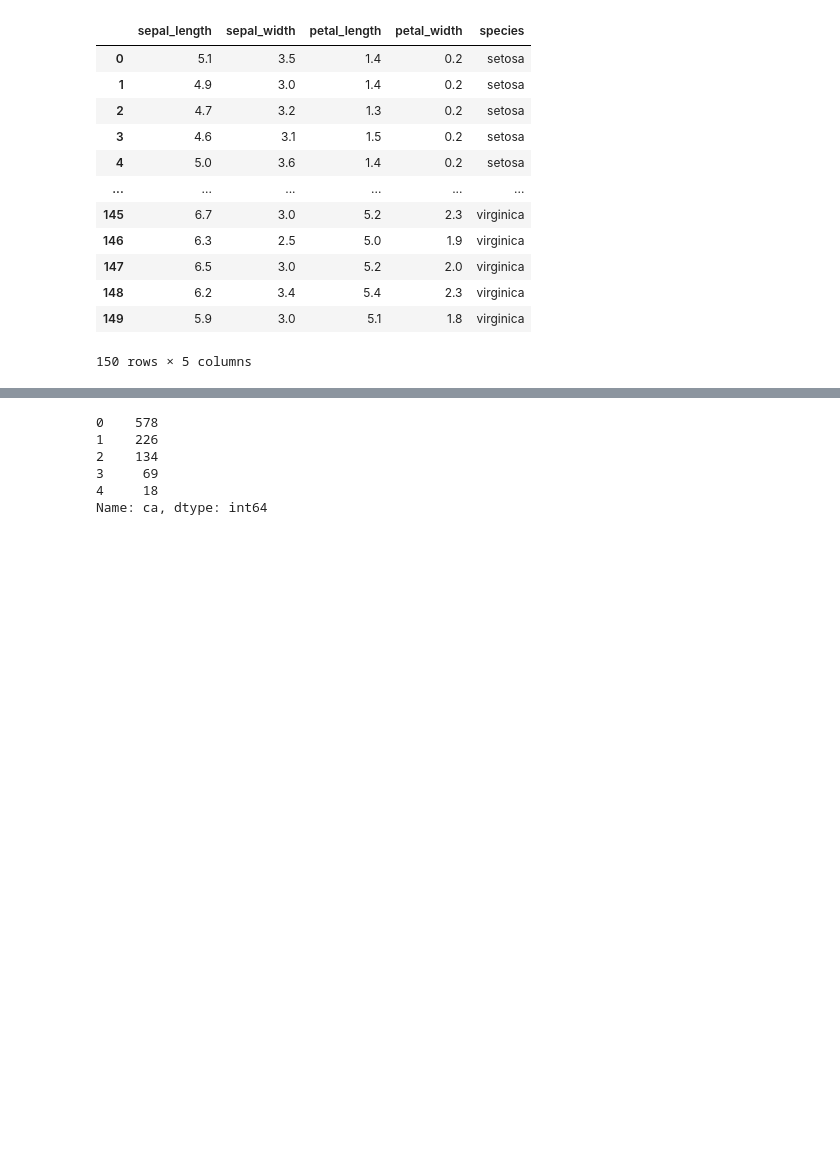
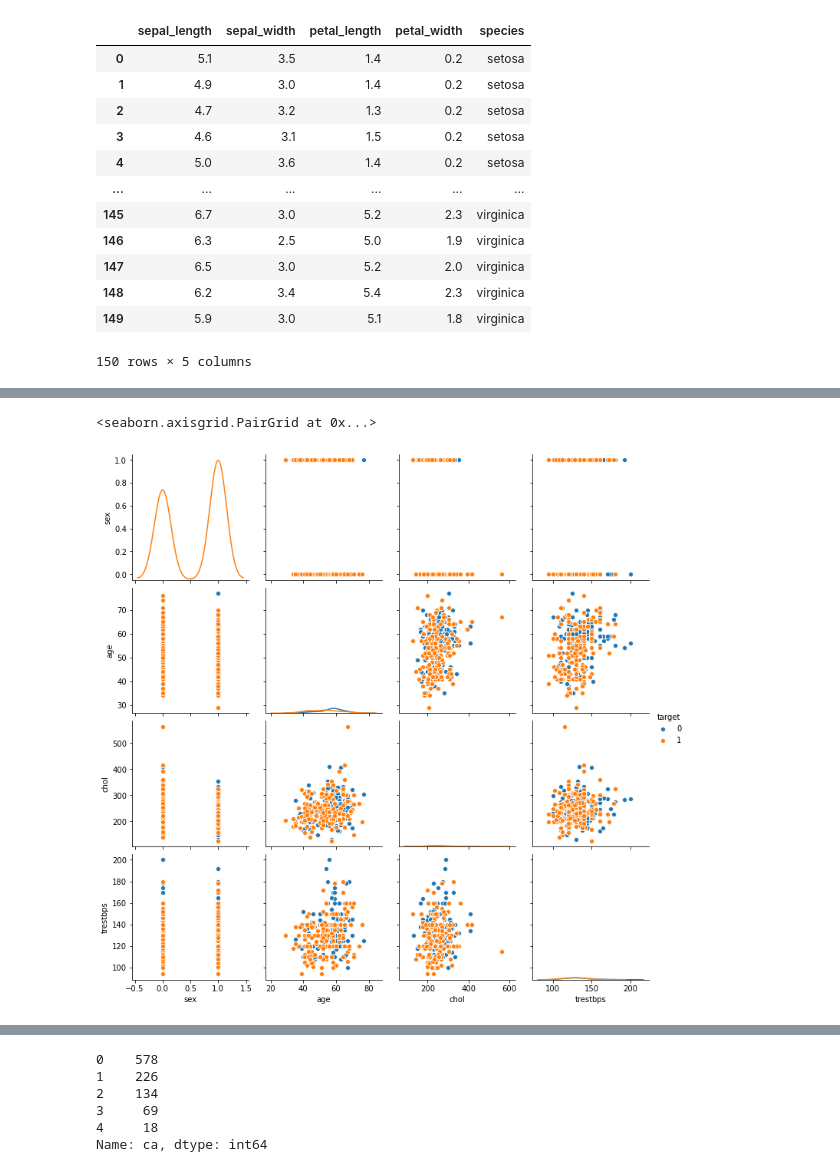
Before and after one commit to cristina0000/A_random_after_midnight_project, a Jupyter notebook: HeartCode/heart.ipynb, the cells around one changed output, grey strips where cells are left out. Drawn from its saved outputs; the diff is of its cells as text; code cells hidden in the pictures; blank space fills up the shorter version.

```diff
--- a/HeartCode/heart.ipynb
+++ b/HeartCode/heart.ipynb
@@ -130,0 +141,9 @@ g.add_legend()
+# %%
+df_selected = df[["sex", "age", "chol", "trestbps", "target"]]
+g = sns.PairGrid(df_selected, hue="target")
+g.map_diag(sns.kdeplot)
+g.map_offdiag(sns.scatterplot)
+g.add_legend()
+# %% [output]
+<seaborn.axisgrid.PairGrid at 0x...>
+[figure, added]
```
Also changed, not shown: parts of 10 cells of this notebook, 5 other files.
